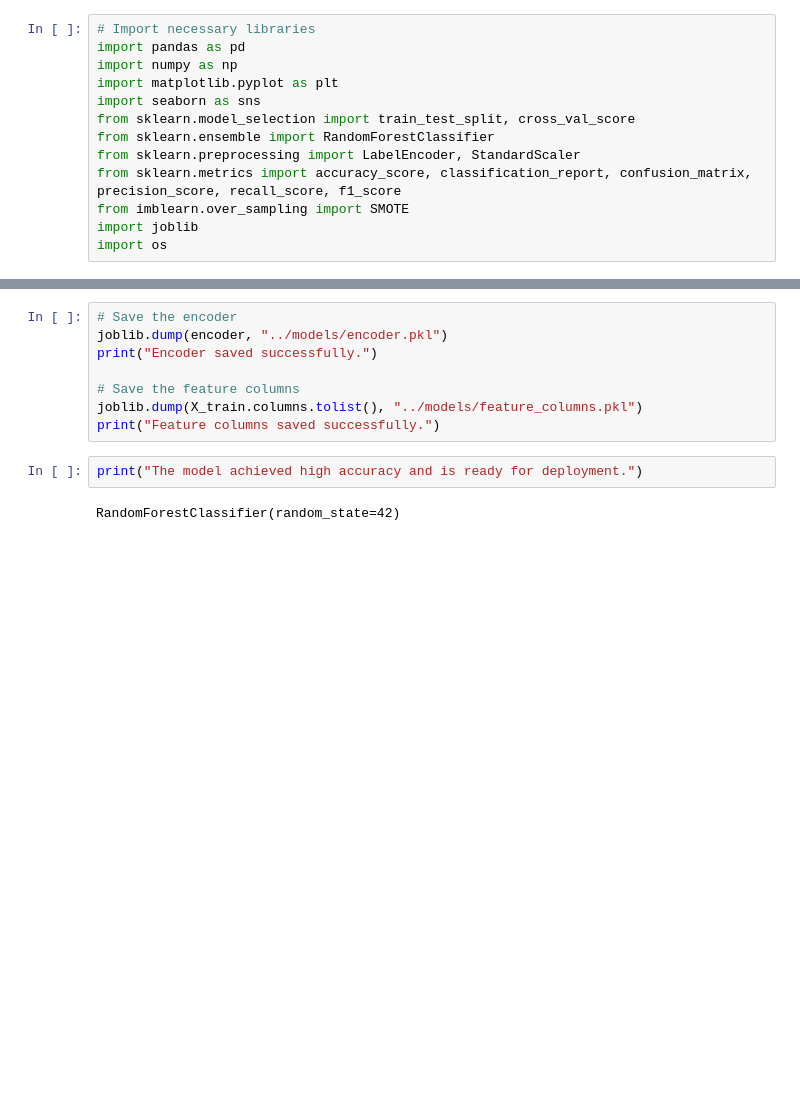
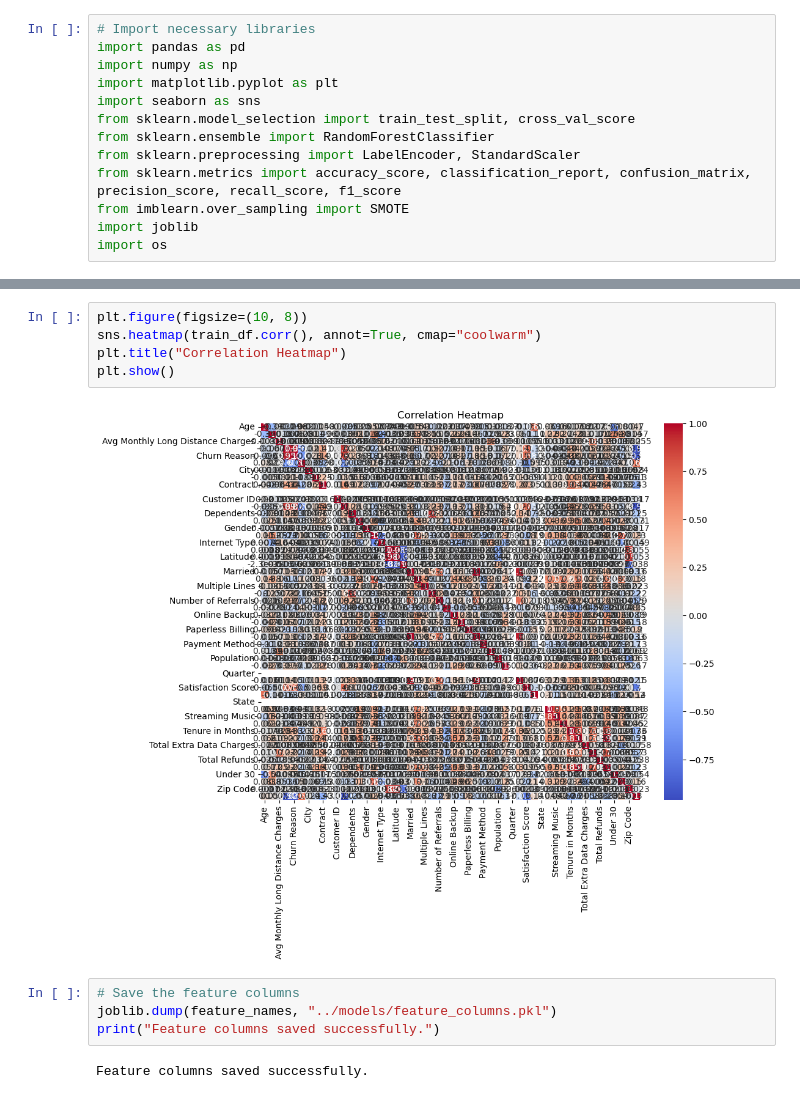
Before and after one commit to aadedigbae/ML-DEPLOYMENT-SUMMATIVE, a Jupyter notebook: notebook/project_name.ipynb, the cells around one changed output, grey strips where cells are left out. Cells and saved outputs as stored; diff of their text form; blank space fills up the shorter version.

```diff
--- a/notebook/project_name.ipynb
+++ b/notebook/project_name.ipynb
@@ -151,12 +178,13 @@ plt.show()
+# %%
+plt.figure(figsize=(10, 8))
+sns.heatmap(train_df.corr(), annot=True, cmap="coolwarm")
+plt.title("Correlation Heatmap")
+plt.show()
+# %% [output]
+[figure, added]
 # %%
-# Save the encoder
-joblib.dump(encoder, "../models/encoder.pkl")
-print("Encoder saved successfully.")
-
 # Save the feature columns
-joblib.dump(X_train.columns.tolist(), "../models/feature_columns.pkl")
+joblib.dump(feature_names, "../models/feature_columns.pkl")
 print("Feature columns saved successfully.")
+# %% [output]
+Feature columns saved successfully.
-# %%
-print("The model achieved high accuracy and is ready for deployment.")
-# %% [output]
-RandomForestClassifier(random_state=42)
```
Also changed, not shown: parts of 7 cells of this notebook, 9 other files.
